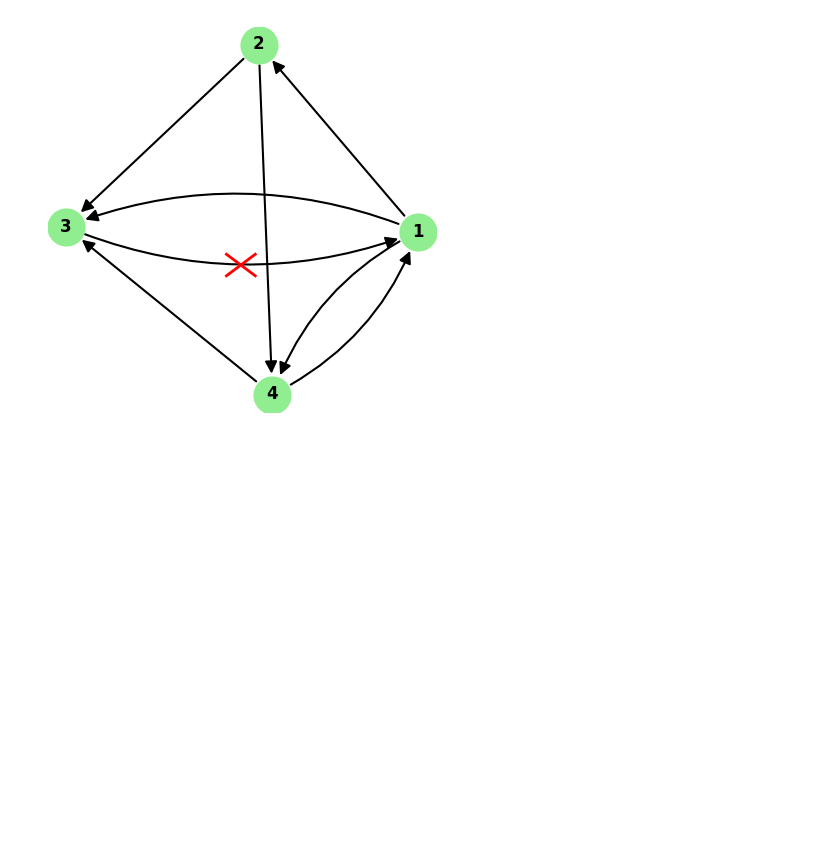
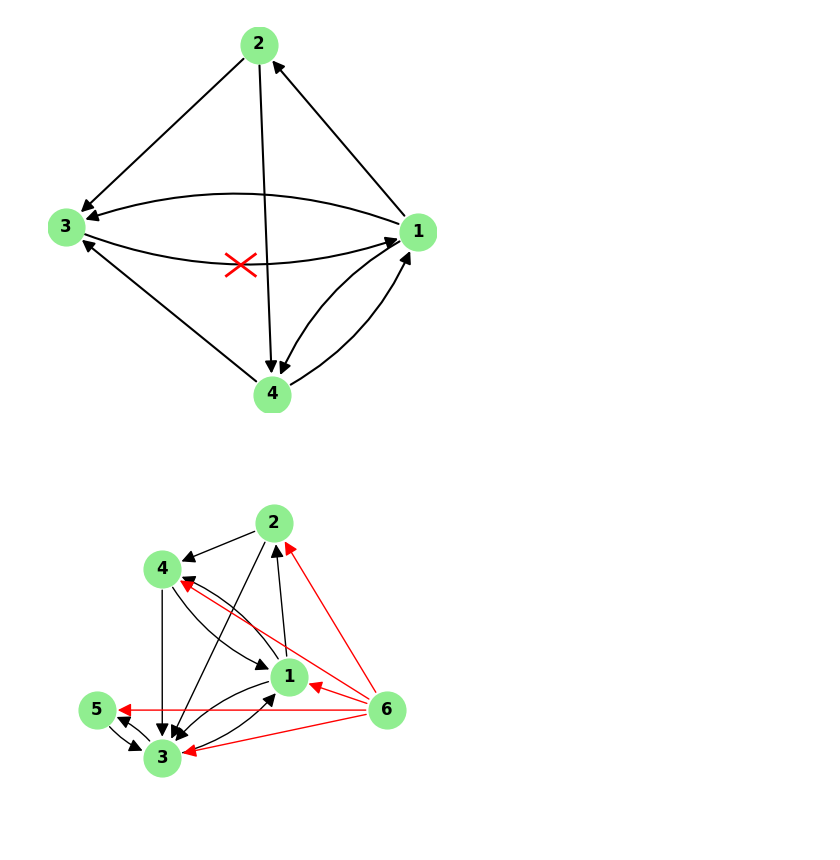
Before and after one commit to RBello02/Homeworks-of-Cmputational-Linear-Algebra-for-Large-Scale-Problems, a Jupyter notebook: 1/Graphs_Images/Graphs_plots.ipynb, the cells around one changed output. Cells and saved outputs as stored; diff of their text form; code cells hidden in the pictures; blank space fills up the shorter version.

```diff
--- a/1/Graphs_Images/Graphs_plots.ipynb
+++ b/1/Graphs_Images/Graphs_plots.ipynb
@@ -332,3 +332,77 @@ plt.savefig("Graph_ex4_with_X_curved.png", format="png", dpi=300, bbox_inches="t
 plt.show()
 # %% [output]
 [figure]
+# %%
+# Matrice trasposta
+A = np.array([
+    [0, 0, 1, 1],
+    [1, 0, 0, 0],
+    [1, 1, 0, 1],
+    [1, 1, 0, 0]
+]).T
+
+# Grafo originale
+G = nx.from_numpy_array(A, create_using=nx.DiGraph)
+mapping = {i: i + 1 for i in G.nodes()}
+G = nx.relabel_nodes(G, mapping)
+
+# --- Aggiungi nodo 5 e archi 3 <-> 5 ---
+G.add_node(5)
+G.add_edge(3, 5)
+G.add_edge(5, 3)
+
+# --- Aggiungi nodo 6 con archi verso tutti gli altri (1–5) ---
+G.add_node(6)
+for i in range(1, 6):
+    G.add_edge(6, i)  # solo archi uscenti da 6
+
+plt.figure(figsize=(5, 5))
+
+# Layout di base
+pos = nx.kamada_kawai_layout(G)
+
+# Posizione nodo 5 (a sinistra)
+min_x = min(x for x, y in pos.values())
+pos[5] = np.array([min_x - 0.4, 0.0])
+
+# Posizione nodo 6 (a destra, periferico)
+max_x = max(x for x, y in pos.values())
+pos[6] = np.array([max_x + 0.6, 0.0])
+
+# --- Disegno archi ---
+for (u, v) in G.edges():
+    # Archi in rosso se partono da 6
+    if u == 6:
+        color = 'red'
+    else:
+        color = 'black'
+
+    # Leggero arco curvo per archi bidirezionali
+    rad = 0.2 if G.has_edge(v, u) else 0.0
+
+    nx.draw_networkx_edges(
+        G, pos,
+        edgelist=[(u, v)],
+        connectionstyle=f'arc3,rad={rad}',
+        arrows=True,
+        arrowsize=20,
+        edge_color=color,
+        min_source_margin=15,
+        min_target_margin=15
+    )
+
+# --- Disegno nodi e etichette ---
+nx.draw_networkx_nodes(G, pos, node_color='lightgreen', node_size=700)
+nx.draw_networkx_labels(G, pos, font_weight='bold')
+
+# Limiti per visualizzare bene tutto
+x_values, y_values = zip(*pos.values())
+margin = 0.3
+plt.xlim(min(x_values) - margin, max(x_values) + margin)
+plt.ylim(min(y_values) - margin, max(y_values) + margin)
+
+plt.axis("off")
+plt.savefig("Graph_1_mod2.png", format="png", dpi=300, bbox_inches="tight", pad_inches=0.1)
+plt.show()
+# %% [output]
+[figure, added]
```
Also changed, not shown: parts of 1 cell of this notebook, 12 other files.
